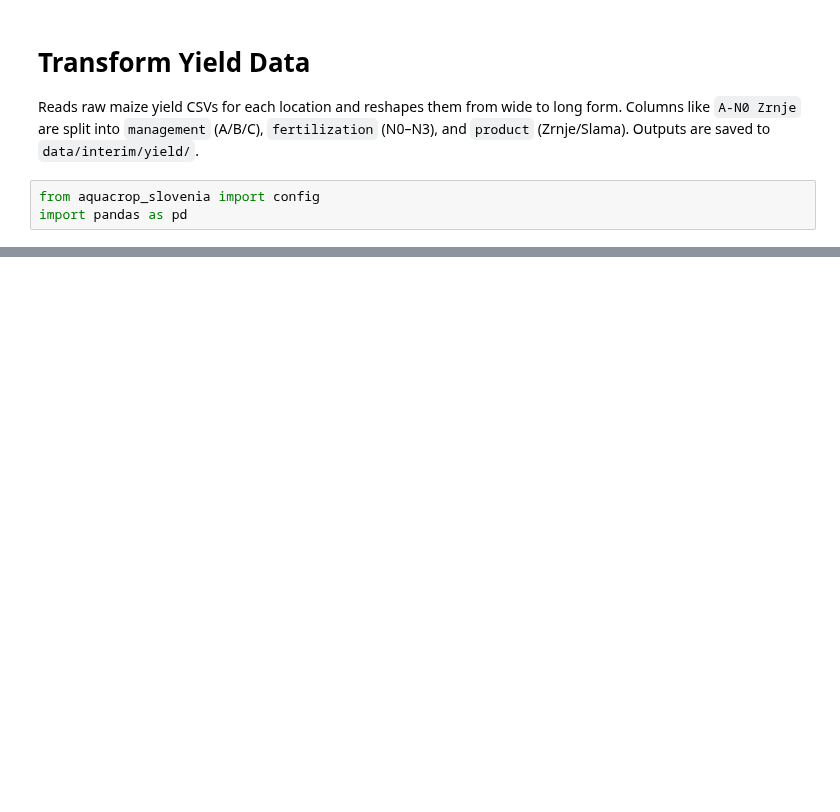
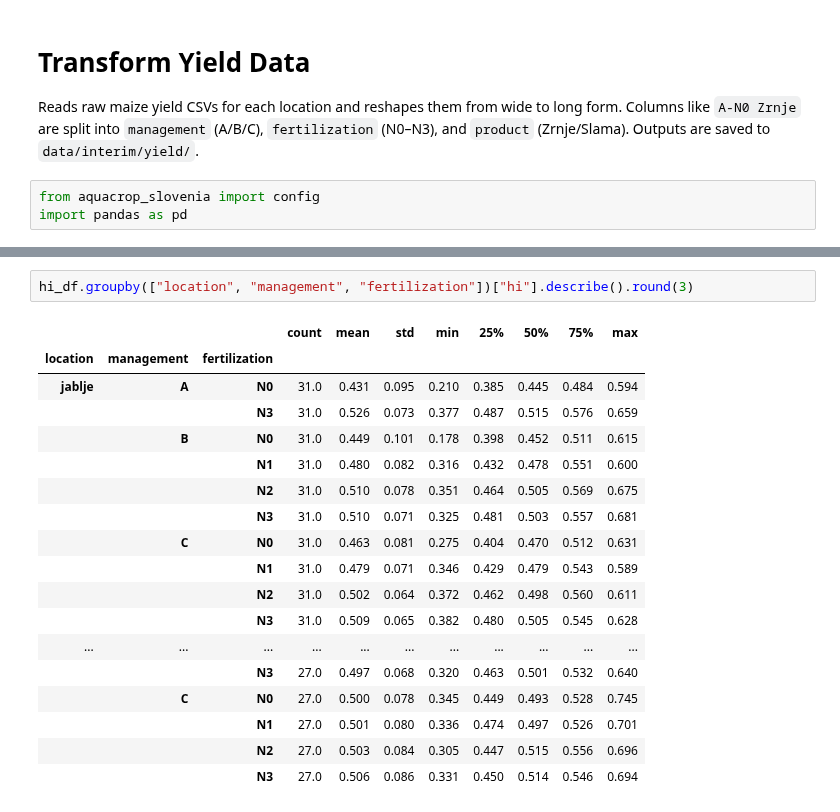
Before and after one commit to rokuk/aquacrop-slovenia, a Jupyter notebook: notebooks/Transform Yield Data.ipynb, the cells around one changed output, grey strips where cells are left out. Drawn from its saved outputs; the diff is of its cells as text; blank space fills up the shorter version.

```diff
--- a/notebooks/Transform Yield Data.ipynb
+++ b/notebooks/Transform Yield Data.ipynb
@@ -56,0 +106,21 @@ long.head(20)
+# %%
+hi_df.groupby(["location", "management", "fertilization"])["hi"].describe().round(3)
+# %% [output]
+|  |  |  | count | mean | std | min | 25% | 50% | 75% | max |
+| location | management | fertilization |  |  |  |  |  |  |  |  |
+| jablje | A | N0 | 31.0 | 0.431 | 0.095 | 0.210 | 0.385 | 0.445 | 0.484 | 0.594 |
+|  |  | N3 | 31.0 | 0.526 | 0.073 | 0.377 | 0.487 | 0.515 | 0.576 | 0.659 |
+|  | B | N0 | 31.0 | 0.449 | 0.101 | 0.178 | 0.398 | 0.452 | 0.511 | 0.615 |
+|  |  | N1 | 31.0 | 0.480 | 0.082 | 0.316 | 0.432 | 0.478 | 0.551 | 0.600 |
+|  |  | N2 | 31.0 | 0.510 | 0.078 | 0.351 | 0.464 | 0.505 | 0.569 | 0.675 |
+|  |  | N3 | 31.0 | 0.510 | 0.071 | 0.325 | 0.481 | 0.503 | 0.557 | 0.681 |
+|  | C | N0 | 31.0 | 0.463 | 0.081 | 0.275 | 0.404 | 0.470 | 0.512 | 0.631 |
+|  |  | N1 | 31.0 | 0.479 | 0.071 | 0.346 | 0.429 | 0.479 | 0.543 | 0.589 |
+|  |  | N2 | 31.0 | 0.502 | 0.064 | 0.372 | 0.462 | 0.498 | 0.560 | 0.611 |
+|  |  | N3 | 31.0 | 0.509 | 0.065 | 0.382 | 0.480 | 0.505 | 0.545 | 0.628 |
+| ... | ... | ... | ... | ... | ... | ... | ... | ... | ... | ... |
+|  |  | N3 | 27.0 | 0.497 | 0.068 | 0.320 | 0.463 | 0.501 | 0.532 | 0.640 |
+|  | C | N0 | 27.0 | 0.500 | 0.078 | 0.345 | 0.449 | 0.493 | 0.528 | 0.745 |
+|  |  | N1 | 27.0 | 0.501 | 0.080 | 0.336 | 0.474 | 0.497 | 0.526 | 0.701 |
+|  |  | N2 | 27.0 | 0.503 | 0.084 | 0.305 | 0.447 | 0.515 | 0.556 | 0.696 |
+|  |  | N3 | 27.0 | 0.506 | 0.086 | 0.331 | 0.450 | 0.514 | 0.546 | 0.694 |
```
Also changed, not shown: parts of 9 cells of this notebook, 23 other files.
